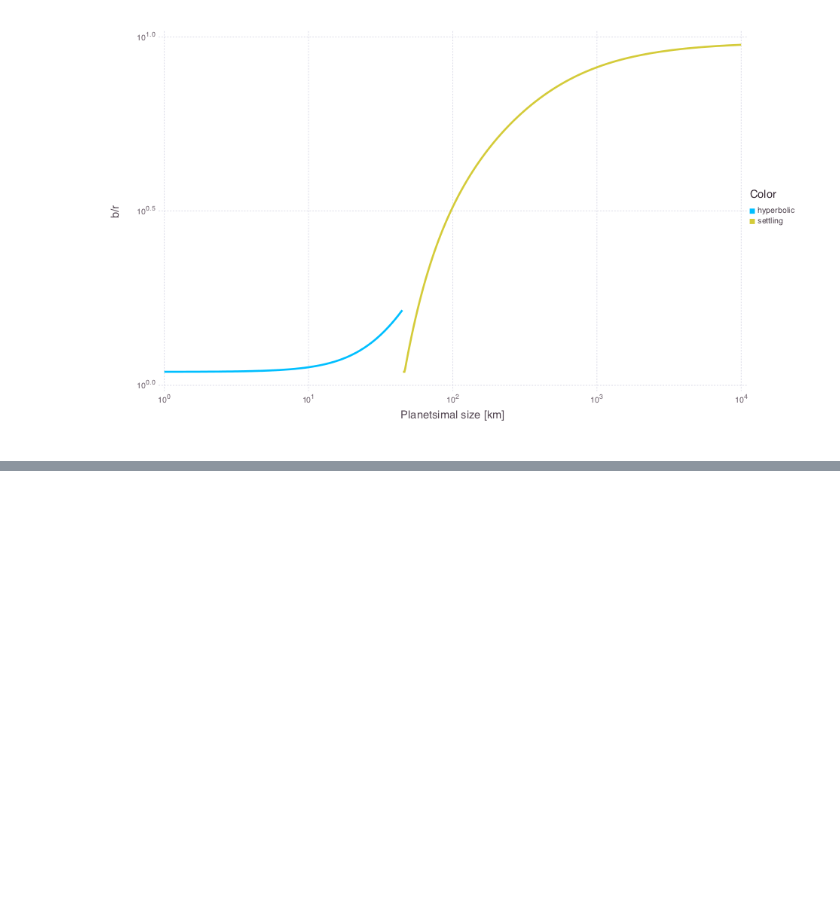
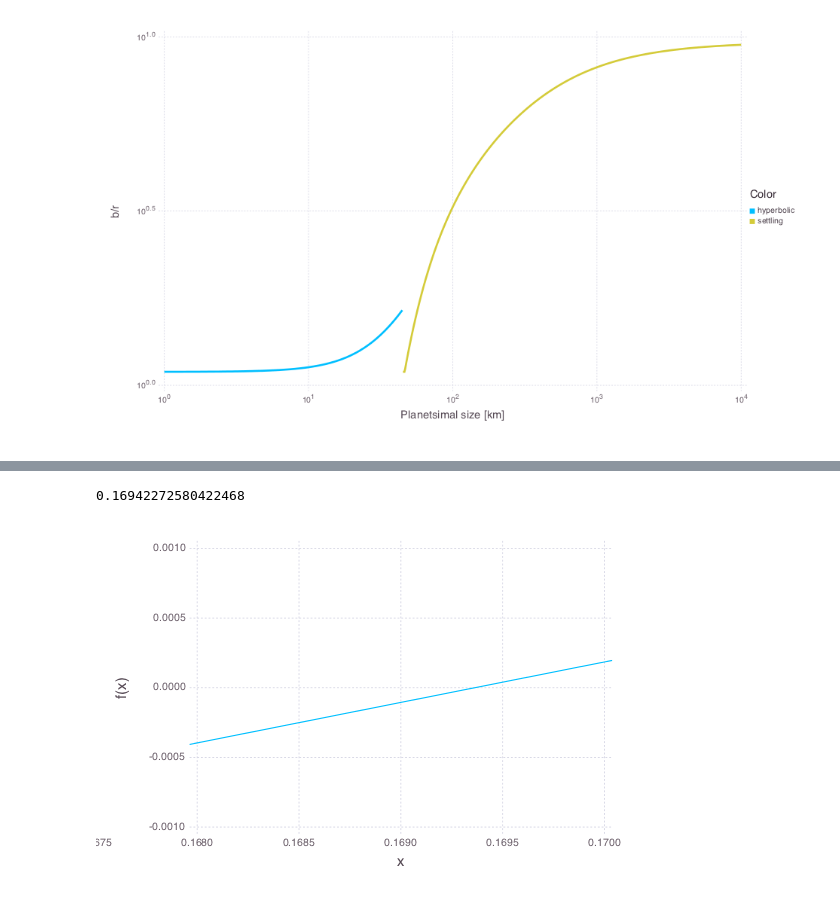
Before and after one commit to jcmoriar/SuperEarthViaPebbleAccretion, a Jupyter notebook: docs/Pebble Accretion.ipynb, the cells around one changed output, grey strips where cells are left out. Drawn from its saved outputs; the diff is of its cells as text; code cells hidden in the pictures; blank space fills up the shorter version.

```diff
--- a/docs/Pebble Accretion.ipynb
+++ b/docs/Pebble Accretion.ipynb
@@ -172,0 +213,17 @@ Theme(line_width=2pt))
+# %%
+include("../src/pebble_accretion.jl")
+ρ_pl = 3.
+r_p = 1000.
+a = .5
+r_0 = 1.
+t = 1e6
+ρ_peb = 2.
+ζ = zeta_w(ρ_pl, r_p, a)
+st = stokes(r_0, a, t, ρ=ρ_peb)
+f = b_set(ζ,st)
+roots = fzeros(f)
+plot(f, -1, 1, Scale.y_continuous(minvalue=-.001, maxvalue=.001), Scale.x_continuous(minvalue=.168, maxvalue=.170))
+# roots
+# %% [output]
+0.16942272580422468
+[figure, added]
```
Also changed, not shown: parts of 7 cells of this notebook, 1 other file.
